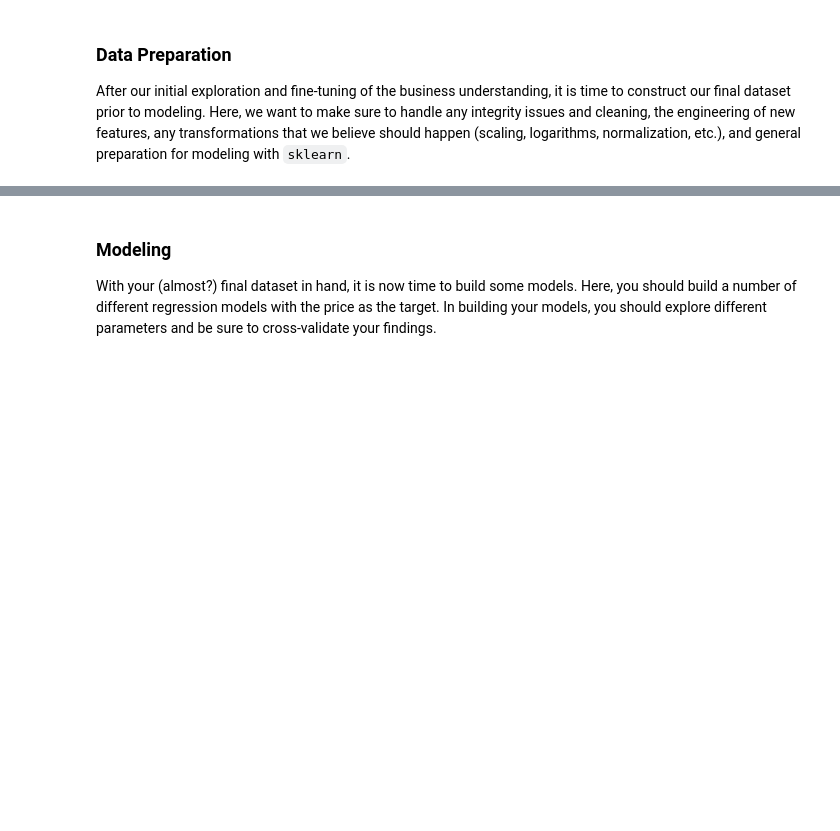
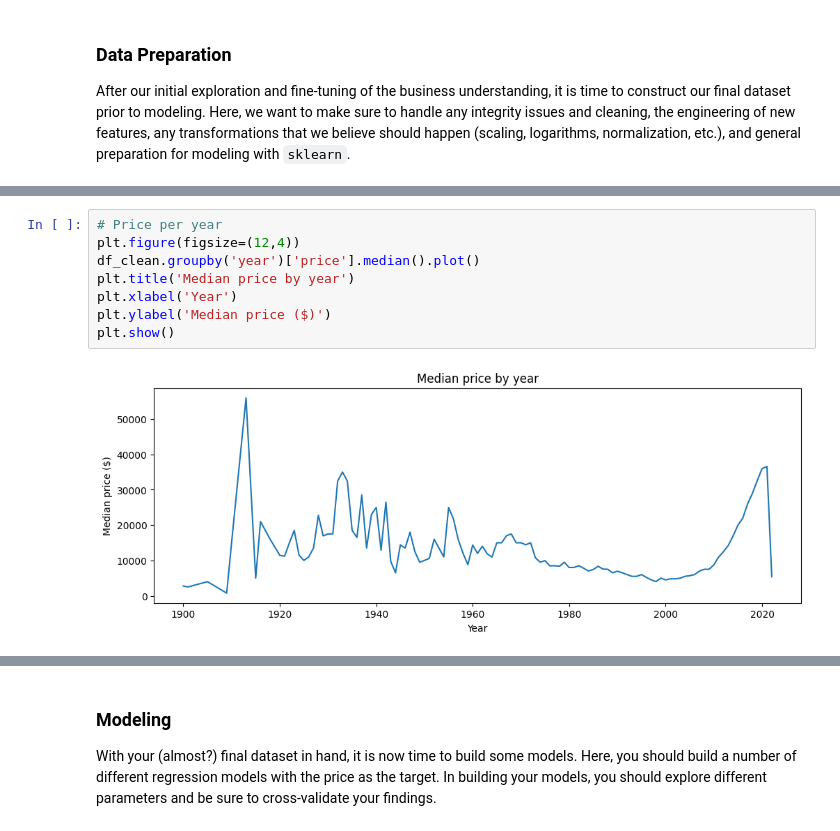
Before and after one commit to abarbancho/pc_ml_ai, a Jupyter notebook: module_11/prompt_II.ipynb, the cells around one changed output, grey strips where cells are left out. Saved outputs shown, nothing was run; the diff lists cells and outputs as text; blank space fills up the shorter version.

```diff
--- a/module_11/prompt_II.ipynb
+++ b/module_11/prompt_II.ipynb
@@ -82,0 +214,10 @@ After our initial exploration and fine-tuning of the business understanding, it
+# %%
+# Price per year
+plt.figure(figsize=(12,4))
+df_clean.groupby('year')['price'].median().plot()
+plt.title('Median price by year')
+plt.xlabel('Year')
+plt.ylabel('Median price ($)')
+plt.show()
+# %% [output]
+[figure, added]
```
Also changed, not shown: parts of 37 cells of this notebook.
